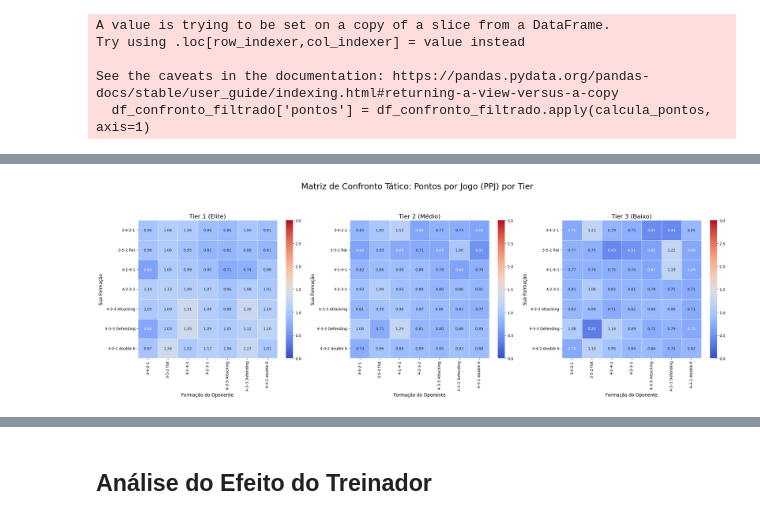
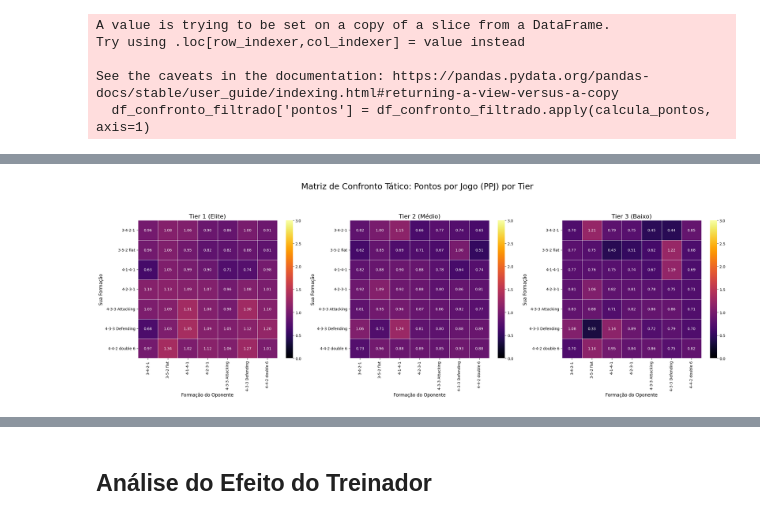
Before and after one commit to visiq31/football-analytics, a Jupyter notebook: formations- notebook.ipynb, the cells around one changed output, grey strips where cells are left out. Drawn from its saved outputs; the diff is of its cells as text; code cells hidden in the pictures.

```diff
--- a/formations- notebook.ipynb
+++ b/formations- notebook.ipynb
@@ -174,9 +167,0 @@ df_full.head()
-# %%
-# Criar um mapa (dicionário) de club_id -> name a partir da tabela de clubes
-id_para_nome_map = clubs.set_index('club_id')['name']
-
-# Usar o método .map() para preencher os valores nulos em 'time_nome' com base no 'time_id'
-df_full['time_nome'] = df_full['time_nome'].fillna(df_full['time_id'].map(id_para_nome_map))
-
-print("\nVerificação após correção de nomes nulos:")
-print(f"Número de nomes nulos agora: {df_full['time_nome'].isnull().sum()}")
@@ -225,19 +198,26 @@ Tiers juntados ao dataframe completo.
 # %%
 # Filtra pelas formações mais comuns para uma análise mais limpa
 common_formations = df_full['formacao'].value_counts().nlargest(10).index
-df_filtered = df_full[df_full['formacao'].isin(common_formations)]
+df_filtered = df_full[df_full['formacao'].isin(common_formations)].copy()
 
-# A nova agregação, agora agrupando também por 'localizacao'
+# 1. Criamos a coluna 'vitoria' (1 para vitória, 0 para o resto)
+def calcula_vitoria_da_linha(row):
+    if (row['localizacao'] == 'Casa' and row['resultado_final'] == 'Vitoria_Casa') or \
+       (row['localizacao'] == 'Fora' and row['resultado_final'] == 'Vitoria_Fora'):
+        return 1
+    else:
+        return 0
+df_filtered['vitoria'] = df_filtered.apply(calcula_vitoria_da_linha, axis=1)
+
+# 2. agregação fica simples e correta
 performance_final = df_filtered.groupby(['tier', 'localizacao', 'formacao']).agg(
     gols_marcados_media=('gols_marcados', 'mean'),
     gols_sofridos_media=('gols_sofridos', 'mean'),
-    taxa_vitoria=('resultado_final', lambda x: (x.str.contains('Vitoria')).mean()),
+    taxa_vitoria=('vitoria', 'mean'),
     taxa_empate=('resultado_final', lambda x: (x == 'Empate').mean()),
     total_jogos=('game_id', 'count')
 ).round(2)
 
-print("Tabela de performance final (quebrada por Casa/Fora):")
-
 df_plot = performance_final.reset_index()
 df_plot.head()
 # %% [output]
@@ -409,36 +444,35 @@ matriz_performance = df_confronto_filtrado.groupby(['tier', 'formacao', 'formaca
 # Cria uma figura com 1 linha e 3 colunas (uma para cada tier)
 fig, axes = plt.subplots(1, 3, figsize=(24, 8), sharey=False)
 fig.suptitle('Matriz de Confronto Tático: Pontos por Jogo (PPJ) por Tier', fontsize=22, y=1.02)
 
 tiers = ['Tier 1 (Elite)', 'Tier 2 (Médio)', 'Tier 3 (Baixo)']
 
 for i, tier in enumerate(tiers):
     ax = axes[i]
 
     # Pivotar os dados para o tier atual
     matriz_pivotada = matriz_performance[matriz_performance['tier'] == tier].pivot_table(
         index='formacao',
         columns='formacao_oponente',
         values='ppj_medio'
     )
 
     # Criar o heatmap
     sns.heatmap(
         ax=ax,
         data=matriz_pivotada,
-        annot=True,         # Anotar os valores
-        fmt=".2f",          # Formato com 2 casas decimais
-        cmap='coolwarm',    # PALETA DIVERGENTE! Tons quentes (vermelho) = ruim, tons frios (azul) = bom
+        annot=True,
+        fmt=".2f",
+        cmap='inferno',
         linewidths=.5,
-        vmin=0, vmax=3,     # Fixa a escala de cores de 0 a 3 para todos os gráficos
-        center=1.5          # Centraliza a cor neutra em 1.5 (confronto equilibrado)
+        vmin=0.0, vmax=3,
     )
 
     ax.set_title(tier, fontsize=16)
     ax.set_xlabel('Formação do Oponente', fontsize=12)
     ax.set_ylabel('Sua Formação', fontsize=12)
 
 plt.tight_layout(rect=[0, 0, 1, 0.95])
 plt.show()
 # %% [output]
-[figure, old version]
+[figure, new version]
```
Also changed, not shown: parts of 34 cells of this notebook.
